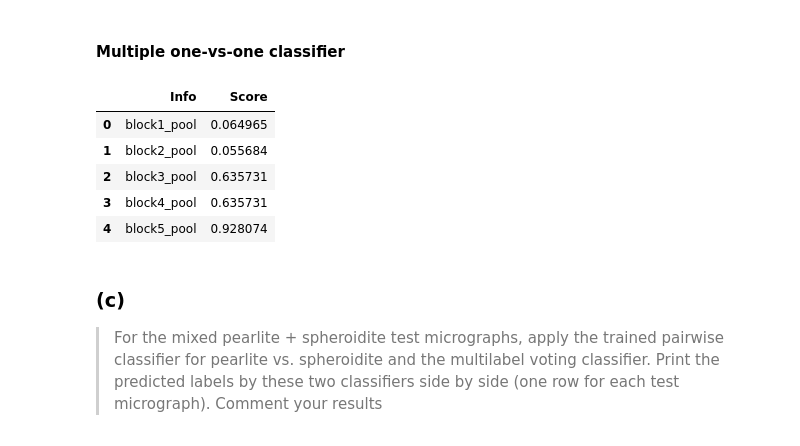
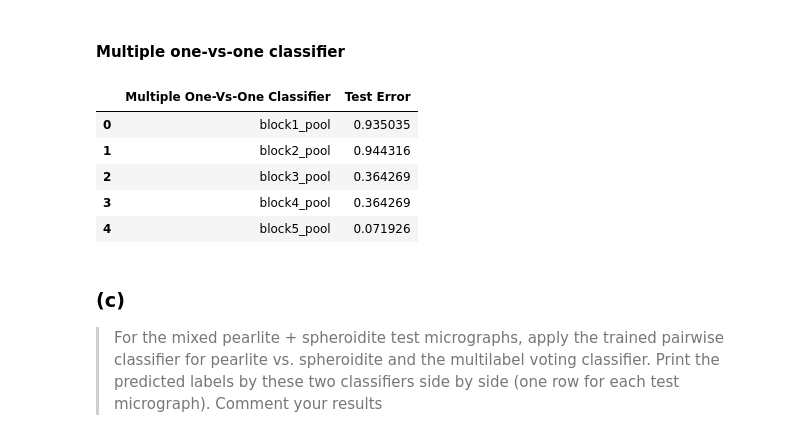
Before and after one commit to stevengogogo/ECEN649_Pattern-Recognition, a Jupyter notebook: hw/hw4_p6-12_right_cv.ipynb, the cells around one changed output. Cells and saved outputs as stored; diff of their text form; code cells hidden in the pictures.

```diff
--- a/hw/hw4_p6-12_right_cv.ipynb
+++ b/hw/hw4_p6-12_right_cv.ipynb
@@ -342,7 +296,10 @@ array([2, 3, 2, 1, 2, 1, 2, 3, 2, 2, 1, 2, 2, 2, 2, 2, 2, 1, 2, 2, 2, 2,
 class One2OneSVM:
     def __init__(self, n_class=4):
         self.n_class = n_class
-        self.clfs = [[svm.SVC(kernel="rbf", C=1., gamma="auto")\
+        self.clfs_list = [svm.SVC(kernel="rbf", C=1., gamma="auto")\
+                          for i in range(0,self.n_class*self.n_class)]
+
+        self.clfs = [[self.clfs_list[self.n_class*i + j]\
                      for i in range(0,self.n_class)]\
                      for j in range(0,self.n_class)]
         self.cv = np.zeros((self.n_class,self.n_class))
@@ -358,9 +315,10 @@ class One2OneSVM:
                    feature[ljs,:]), axis=0)
                 Y = np.concatenate((np.ones(len(lis))*i,np.ones(len(ljs))*j))
                 # Train SVM
-                scores = sklearn.model_selection.cross_val_score(self.clfs[i][j], X, Y, cv=fold)
+                scores = sklearn.model_selection.cross_val_score\
+                        (self.clfs[i][j], X, Y, cv=fold)
                 self.clfs[i][j].fit(X,Y)
-                self.cv[i][j] = np.max(scores)
+                self.cv[i][j] = 1 - np.max(scores)
 
     def test_1v1_error(self, ltest, feature):
         # traversal all features
@@ -417,6 +378,6 @@ def df_cv(m, clf, info=""):
             cvs.append(clf.cv[i,j])
             errs.append(m[i,j])
     infos = [info] * len(errs)
-    return pd.DataFrame({"Info": infos, "Label 1": var1, "Label 2": var2, "Test error": errs,"Cross Validation Score": cvs})
+    return pd.DataFrame({"Info": infos, "Label 1": var1, "Label 2": var2, "Test error": errs,"Cross Validation Error": cvs})
 # %% [markdown]
 #### Pair-wise classifier
@@ -453,24 +416,24 @@ res_error
 # %%
 # Multiclass one-vs-one
 dfm_errors = []
 for b in out_layer_ns:
     clf = OneVsOneClassifier(svm.SVC(kernel="rbf", C=1., gamma="auto").fit(features_train[b],\
           ltrain["label"].to_numpy(int)))
     clf.fit(features_train[b],\
           ltrain["label"].to_numpy(int))
     y_predm = clf.predict(features_test[b])
-    dfm_errors.append(1 - error(y_predm, ltest["label"].to_numpy()))
+    dfm_errors.append(error(y_predm, ltest["label"].to_numpy()))
 
 # Display result
-res_multi1v1 = pd.DataFrame({"Info": out_layer_ns, "Score": dfm_errors})
+res_multi1v1 = pd.DataFrame({"Multiple One-Vs-One Classifier": out_layer_ns, "Test Error": dfm_errors})
 res_multi1v1
 # %% [output]
-|  | Info | Score |
-| 0 | block1_pool | 0.064965 |
-| 1 | block2_pool | 0.055684 |
-| 2 | block3_pool | 0.635731 |
-| 3 | block4_pool | 0.635731 |
-| 4 | block5_pool | 0.928074 |
+|  | Multiple One-Vs-One Classifier | Test Error |
+| 0 | block1_pool | 0.935035 |
+| 1 | block2_pool | 0.944316 |
+| 2 | block3_pool | 0.364269 |
+| 3 | block4_pool | 0.364269 |
+| 4 | block5_pool | 0.071926 |
 # %% [markdown]
 ### (c)
 
```
Also changed, not shown: parts of 8 cells of this notebook, 5 other files.
